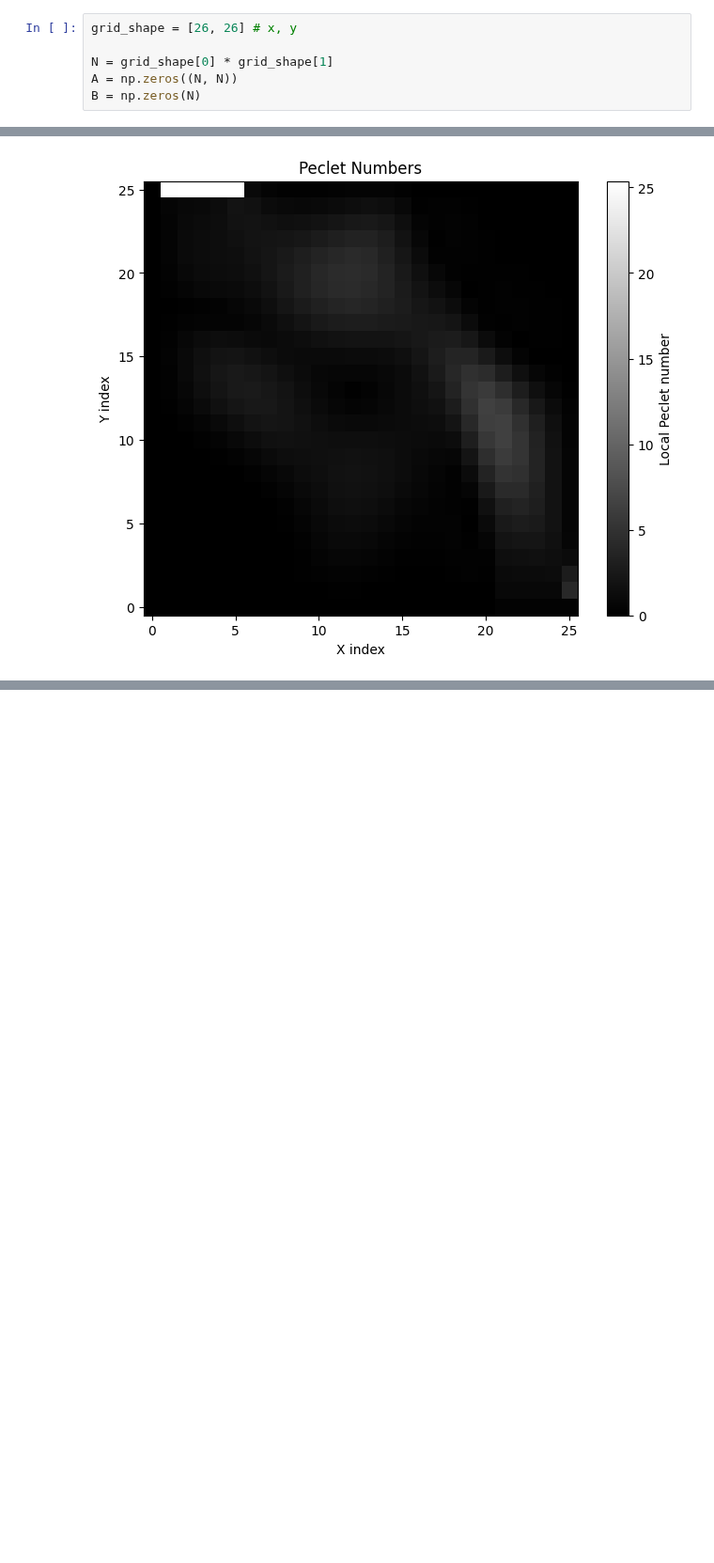
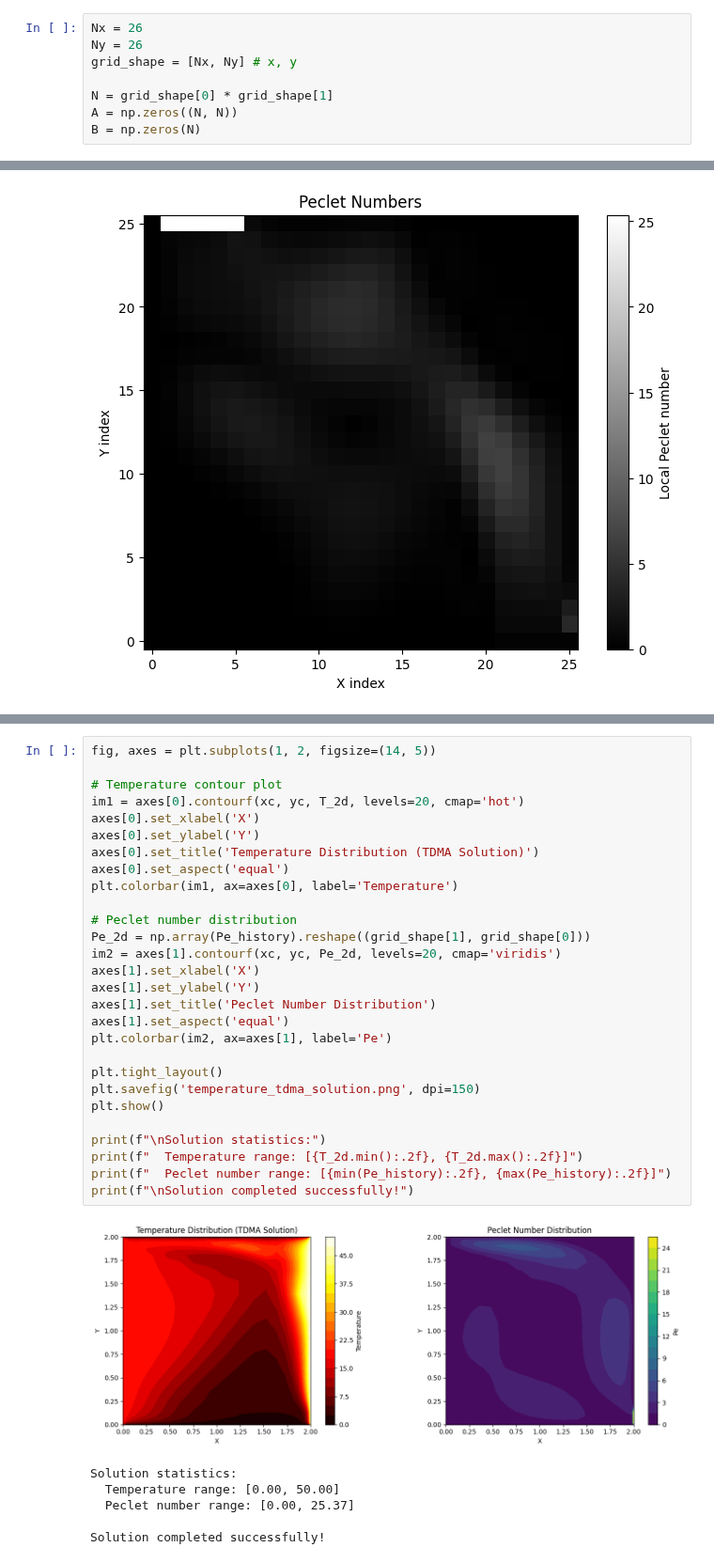
Before and after one commit to Mafaz03/Computational-Fluid-Dynamics, a Jupyter notebook: 2-D Convection Diffusion/2-D Convection Diffusion Assignment.ipynb, the cells around one changed output, grey strips where cells are left out. Shown at 94% size. Saved outputs shown, nothing was run; the diff lists cells and outputs as text; blank space fills up the shorter version.

```diff
--- a/2-D Convection Diffusion/2-D Convection Diffusion Assignment.ipynb
+++ b/2-D Convection Diffusion/2-D Convection Diffusion Assignment.ipynb
@@ -55,7 +55,9 @@ def local_Pe(rho, u_e, u_w, v_n, v_s, del_xe, del_xw, del_xn, del_xs, k_over_cp=
 
     return Pe_local
 # %%
-grid_shape = [26, 26] # x, y
+Nx = 26
+Ny = 26
+grid_shape = [Nx, Ny] # x, y
 
 N = grid_shape[0] * grid_shape[1]
 A = np.zeros((N, N))
@@ -256,0 +533,35 @@ Pe_history
+# %%
+fig, axes = plt.subplots(1, 2, figsize=(14, 5))
+
+# Temperature contour plot
+im1 = axes[0].contourf(xc, yc, T_2d, levels=20, cmap='hot')
+axes[0].set_xlabel('X')
+axes[0].set_ylabel('Y')
+axes[0].set_title('Temperature Distribution (TDMA Solution)')
+axes[0].set_aspect('equal')
+plt.colorbar(im1, ax=axes[0], label='Temperature')
+
+# Peclet number distribution
+Pe_2d = np.array(Pe_history).reshape((grid_shape[1], grid_shape[0]))
+im2 = axes[1].contourf(xc, yc, Pe_2d, levels=20, cmap='viridis')
+axes[1].set_xlabel('X')
+axes[1].set_ylabel('Y')
+axes[1].set_title('Peclet Number Distribution')
+axes[1].set_aspect('equal')
+plt.colorbar(im2, ax=axes[1], label='Pe')
+
+plt.tight_layout()
+plt.savefig('temperature_tdma_solution.png', dpi=150)
+plt.show()
+
+print(f"\nSolution statistics:")
+print(f"  Temperature range: [{T_2d.min():.2f}, {T_2d.max():.2f}]")
+print(f"  Peclet number range: [{min(Pe_history):.2f}, {max(Pe_history):.2f}]")
+print(f"\nSolution completed successfully!")
+# %% [output]
+[figure, added]
+Solution statistics:
+  Temperature range: [0.00, 50.00]
+  Peclet number range: [0.00, 25.37]
+
+Solution completed successfully!
```
Also changed, not shown: parts of 8 cells of this notebook, 2 other files.
